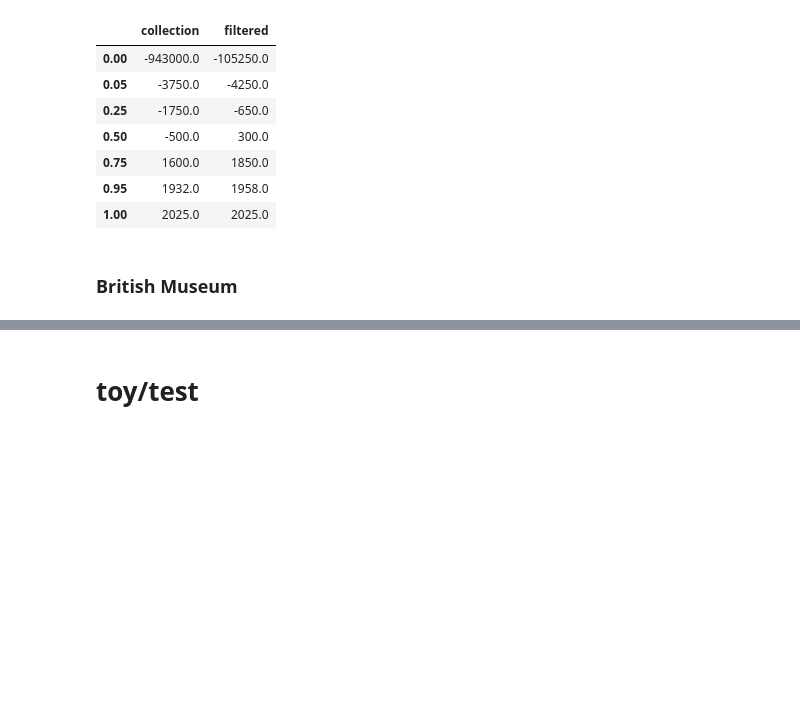
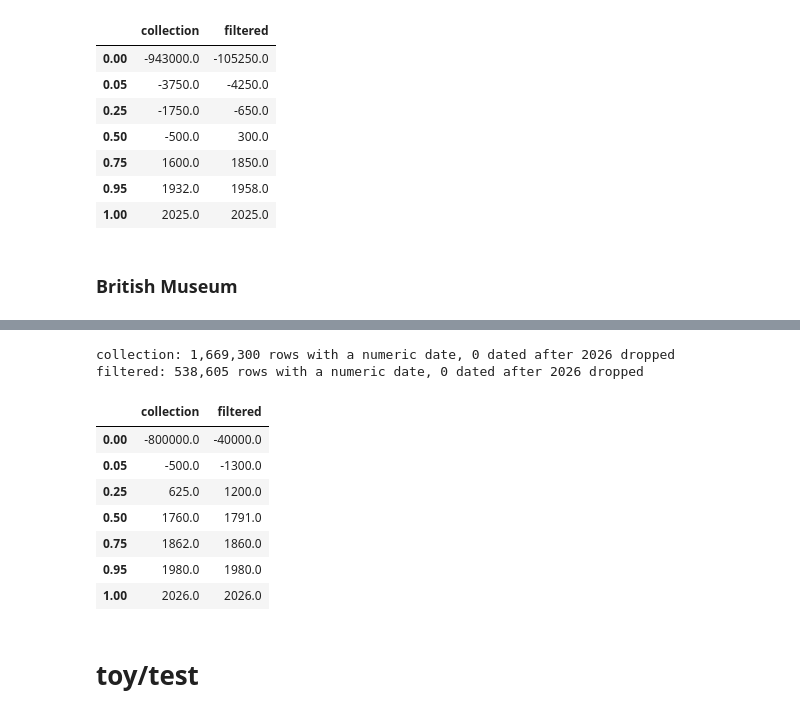
Before and after one commit to caleb-chandler/complexity_index, a Jupyter notebook: data_eval.ipynb, the cells around one changed output, grey strips where cells are left out. Cells and saved outputs as stored; diff of their text form; code cells hidden in the pictures; blank space fills up the shorter version.

Commit message:
BM time + space bias analysis

```diff
--- a/data_eval.ipynb
+++ b/data_eval.ipynb
@@ -261,7 +348,18 @@ bm_countries.head(15)
 # %%
 # time
-time_dist(bm_filtered, 'earlyDate', 'lateDate', base_df=bm_df, text_col='dateMade', out_dir=FIG_DIR, title='BM:',
-          show=False)
+# the parsed years already carry the BC sign, so no text_col (it would also flip the AD end of "27BC-14")
+time_dist(bm_filtered, 'earlyDate', 'lateDate', base_df=bm_df, out_dir=FIG_DIR, title='BM:', show=False)
+# %% [output]
+collection: 1,669,300 rows with a numeric date, 0 dated after 2026 dropped
+filtered: 538,605 rows with a numeric date, 0 dated after 2026 dropped
+|  | collection | filtered |
+| 0.00 | -800000.0 | -40000.0 |
+| 0.05 | -500.0 | -1300.0 |
+| 0.25 | 625.0 | 1200.0 |
+| 0.50 | 1760.0 | 1791.0 |
+| 0.75 | 1862.0 | 1860.0 |
+| 0.95 | 1980.0 | 1980.0 |
+| 1.00 | 2026.0 | 2026.0 |
 # %% [markdown]
 # toy/test
 # %% [markdown]
```
Also changed, not shown: parts of 4 cells of this notebook, 3 other files.
